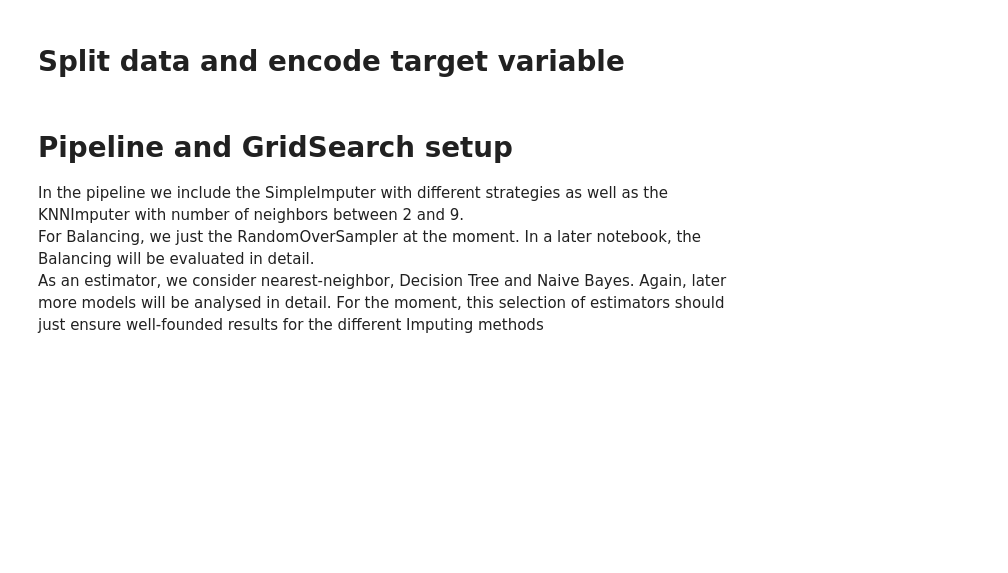
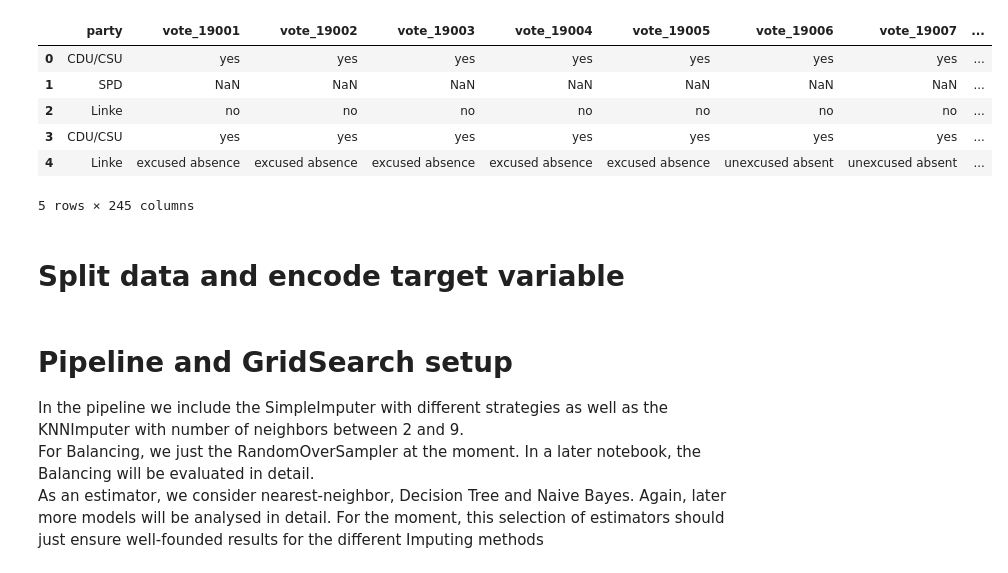
Before and after one commit to mograev/btvote, a Jupyter notebook: notebooks/1-imputing.ipynb, the cells around one changed output. Saved outputs shown, nothing was run; the diff lists cells and outputs as text; code cells hidden in the pictures; blank space fills up the shorter version.

```diff
--- a/notebooks/1-imputing.ipynb
+++ b/notebooks/1-imputing.ipynb
@@ -14,5 +18,16 @@ btvote.head()
 | 4 | Linke | absence | absence | absence | absence | absence | absence | absence | ... |
 5 rows × 245 columns
+# %%
+btvote_alt = pd.read_pickle('../data/btvote_alternative.pkl')
+btvote_alt.head()
+# %% [output]
+|  | party | vote_19001 | vote_19002 | vote_19003 | vote_19004 | vote_19005 | vote_19006 | vote_19007 | ... |
+| 0 | CDU/CSU | yes | yes | yes | yes | yes | yes | yes | ... |
+| 1 | SPD | NaN | NaN | NaN | NaN | NaN | NaN | NaN | ... |
+| 2 | Linke | no | no | no | no | no | no | no | ... |
+| 3 | CDU/CSU | yes | yes | yes | yes | yes | yes | yes | ... |
+| 4 | Linke | excused absence | excused absence | excused absence | excused absence | excused absence | unexcused absent | unexcused absent | ... |
+5 rows × 245 columns
 # %% [markdown]
 # Split data and encode target variable
 # %%
```
Also changed, not shown: parts of 35 cells of this notebook, 1 other file.
